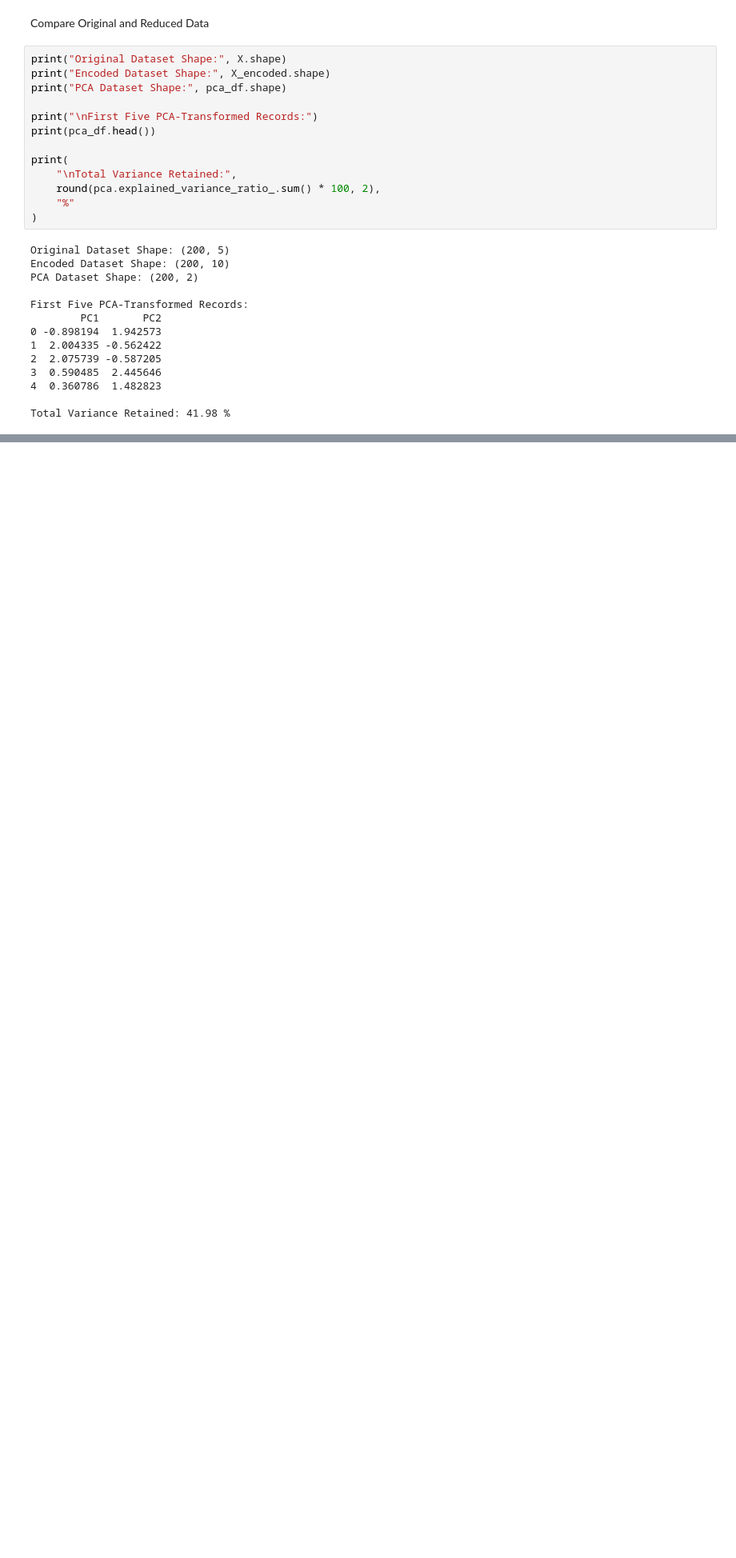
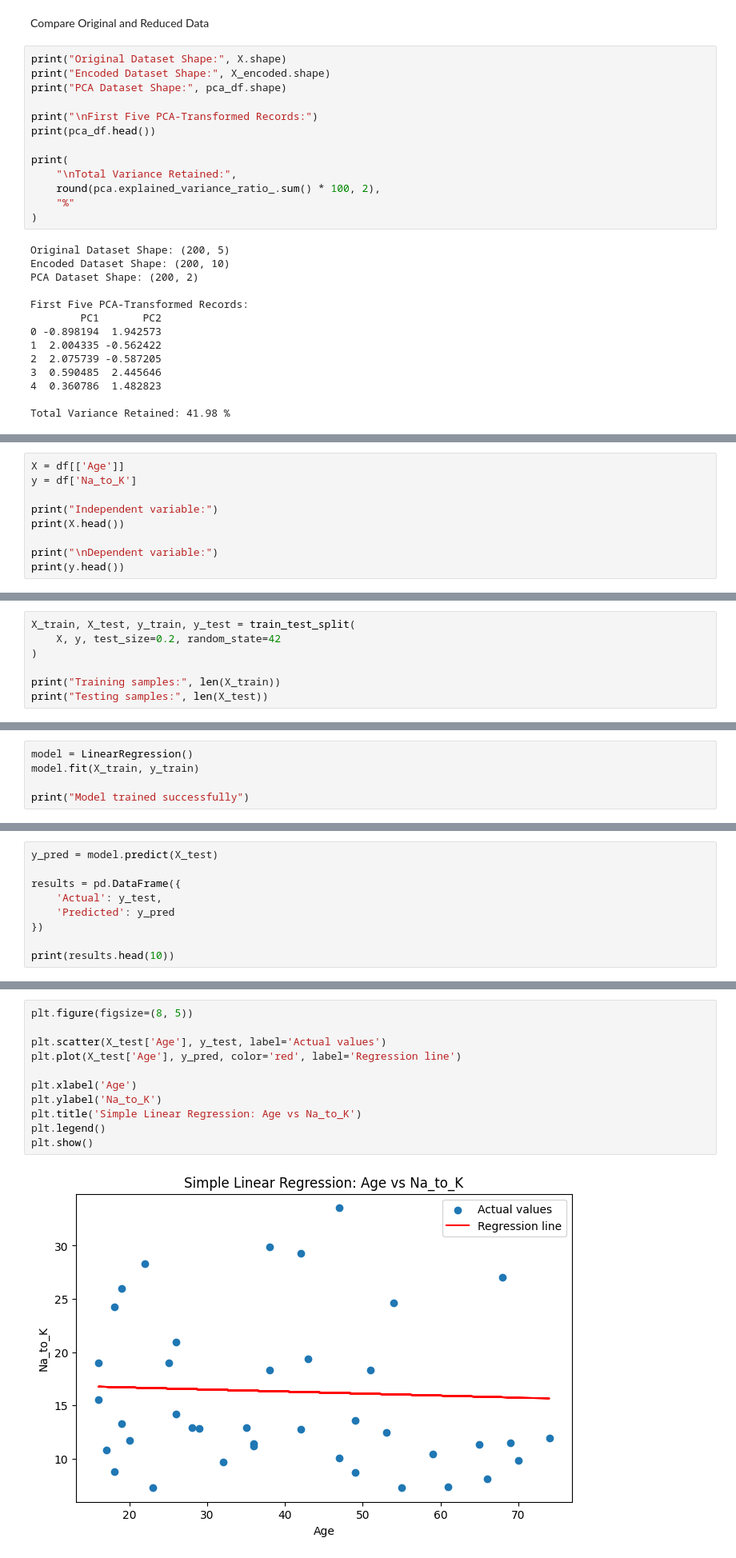
Before and after one commit to Krrish2708/Krish-Tewatia, a Jupyter notebook: EDA.ipynb, the cells around one changed output, grey strips where cells are left out. Shown at 80% size. Cells and saved outputs as stored; diff of their text form; blank space fills up the shorter version.

```diff
--- a/EDA.ipynb
+++ b/EDA.ipynb
@@ -1170,0 +1228,9 @@ Total Variance Retained: 41.98 %
+# %%
+X = df[['Age']]
+y = df['Na_to_K']
+
+print("Independent variable:")
+print(X.head())
+
+print("\nDependent variable:")
+print(y.head())
@@ -1170,0 +1255,7 @@ Total Variance Retained: 41.98 %
+# %%
+X_train, X_test, y_train, y_test = train_test_split(
+    X, y, test_size=0.2, random_state=42
+)
+
+print("Training samples:", len(X_train))
+print("Testing samples:", len(X_test))
@@ -1170,0 +1267,5 @@ Total Variance Retained: 41.98 %
+# %%
+model = LinearRegression()
+model.fit(X_train, y_train)
+
+print("Model trained successfully")
@@ -1170,0 +1290,9 @@ Total Variance Retained: 41.98 %
+# %%
+y_pred = model.predict(X_test)
+
+results = pd.DataFrame({
+    'Actual': y_test,
+    'Predicted': y_pred
+})
+
+print(results.head(10))
@@ -1170,0 +1330,13 @@ Total Variance Retained: 41.98 %
+# %%
+plt.figure(figsize=(8, 5))
+
+plt.scatter(X_test['Age'], y_test, label='Actual values')
+plt.plot(X_test['Age'], y_pred, color='red', label='Regression line')
+
+plt.xlabel('Age')
+plt.ylabel('Na_to_K')
+plt.title('Simple Linear Regression: Age vs Na_to_K')
+plt.legend()
+plt.show()
+# %% [output]
+[figure, added]
```
Also changed, not shown: parts of 23 cells of this notebook.
